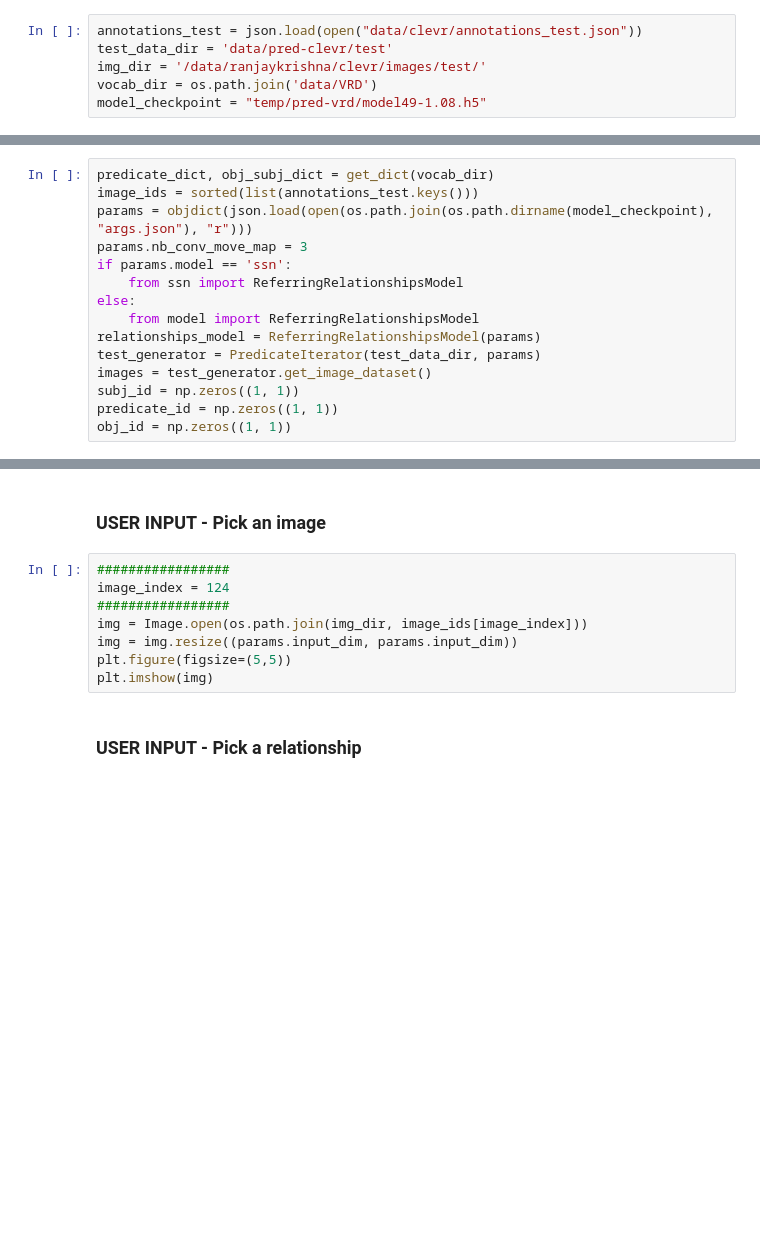
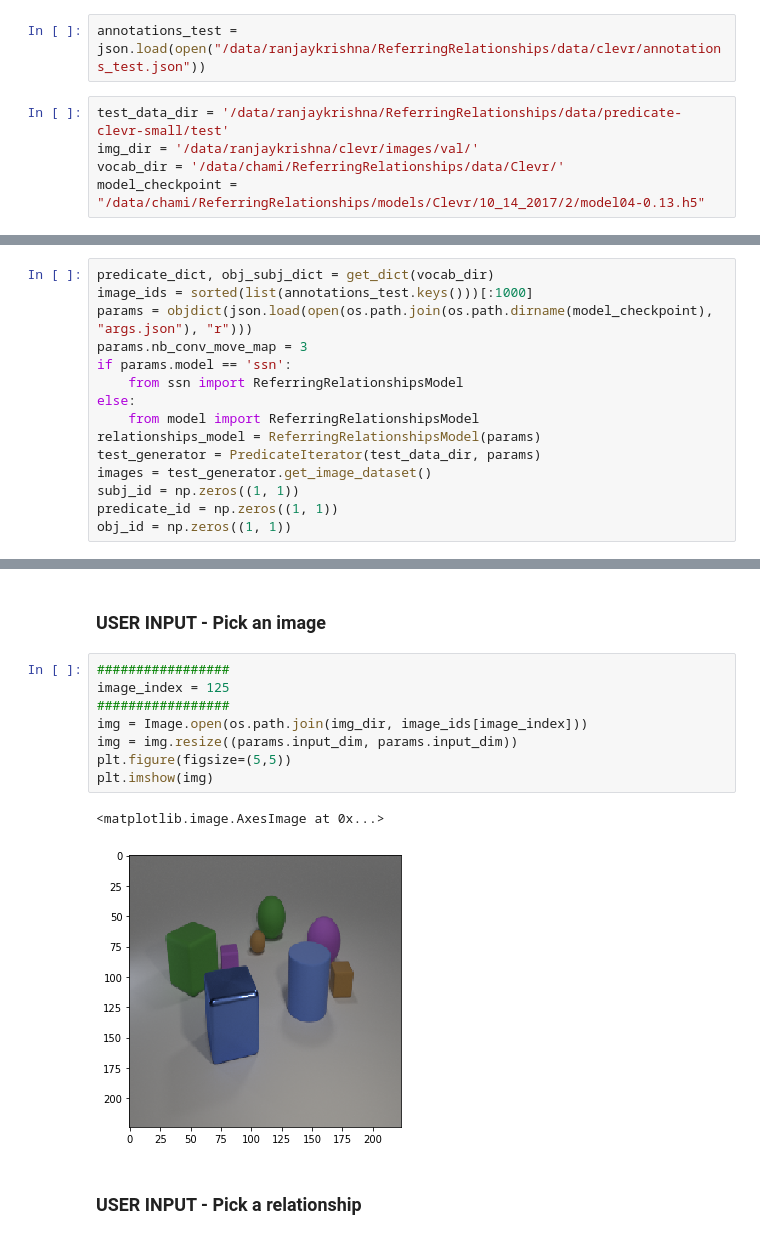
Before and after one commit to StanfordVL/ReferringRelationships, a Jupyter notebook: visualization.ipynb, the cells around one changed output, grey strips where cells are left out. Drawn from its saved outputs; the diff is of its cells as text; blank space fills up the shorter version.

Commit message:
fixed viz notebook + added shared emb ssn + fixed activations baseline model

```diff
--- a/visualization.ipynb
+++ b/visualization.ipynb
@@ -22,17 +24,18 @@ vocab_dir = os.path.join('data/VRD')
 model_checkpoint = "temp/pred-vrd/model49-1.08.h5"
 # %% [markdown]
 # Clevr
-# %%
-annotations_test = json.load(open("data/clevr/annotations_test.json"))
-test_data_dir = 'data/pred-clevr/test'
-img_dir = '/data/ranjaykrishna/clevr/images/test/'
-vocab_dir = os.path.join('data/VRD')
-model_checkpoint = "temp/pred-vrd/model49-1.08.h5"
+# %%
+annotations_test = json.load(open("/data/ranjaykrishna/ReferringRelationships/data/clevr/annotations_test.json"))
+# %%
+test_data_dir = '/data/ranjaykrishna/ReferringRelationships/data/predicate-clevr-small/test'
+img_dir = '/data/ranjaykrishna/clevr/images/val/'
+vocab_dir = '/data/chami/ReferringRelationships/data/Clevr/'
+model_checkpoint = "/data/chami/ReferringRelationships/models/Clevr/10_14_2017/2/model04-0.13.h5"
 # %% [markdown]
 ### Setup
 # %%
 predicate_dict, obj_subj_dict = get_dict(vocab_dir)
-image_ids = sorted(list(annotations_test.keys()))
+image_ids = sorted(list(annotations_test.keys()))[:1000]
 params = objdict(json.load(open(os.path.join(os.path.dirname(model_checkpoint), "args.json"), "r")))
 params.nb_conv_move_map = 3
 if params.model == 'ssn':
@@ -54,12 +57,15 @@ model.load_weights(model_checkpoint)
 ### USER INPUT - Pick an image
 # %%
 #################
-image_index = 124
+image_index = 125
 #################
 img = Image.open(os.path.join(img_dir, image_ids[image_index]))
 img = img.resize((params.input_dim, params.input_dim))
 plt.figure(figsize=(5,5))
 plt.imshow(img)
+# %% [output]
+<matplotlib.image.AxesImage at 0x...>
+[figure, added]
 # %% [markdown]
 ### USER INPUT - Pick a relationship
 # %%
```
Also changed, not shown: parts of 4 cells of this notebook, 3 other files.
